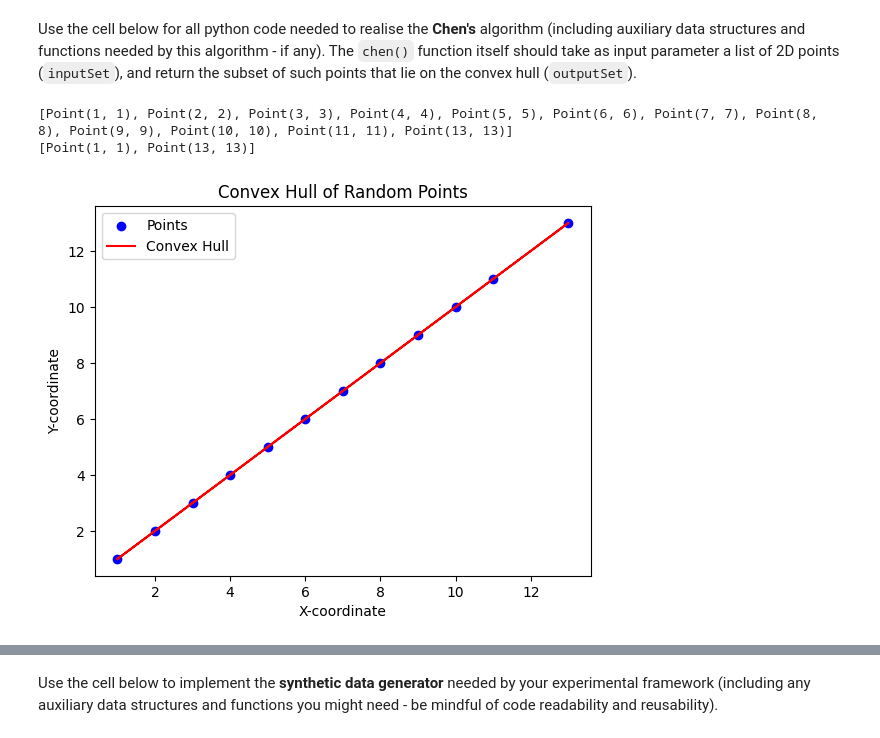
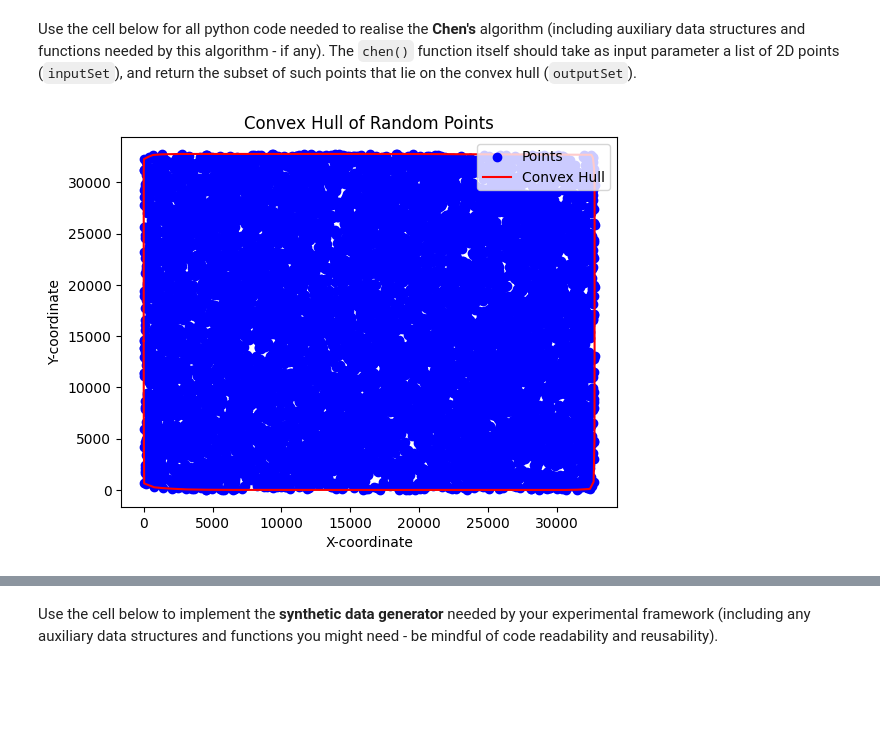
Before and after one commit to levon-d/convex-hull-algorithms, a Jupyter notebook: grp-XXX-0005code.ipynb, the cells around one changed output, grey strips where cells are left out. Drawn from its saved outputs; the diff is of its cells as text; code cells hidden in the pictures; blank space fills up the shorter version.

```diff
--- a/grp-XXX-0005code.ipynb
+++ b/grp-XXX-0005code.ipynb
@@ -183,9 +145,6 @@ def graham_scan(inputSet):
     P0 = find_leftmost_point(unique_points)
 
     # Step 3: Sort the points by the polar angle with P
-    for point in unique_points:
-        if polar_angle(P0, point) == 0:
-            print(point)
 
     sorted_points = sorted(unique_points, key=lambda p: (polar_angle(P0, p), distance(P0, p)))
 
@@ -221,9 +180,9 @@ def plot_convex_hull(points, hull):
     plt.show()
 
 # Example usage
-num_points = 700000
+num_points = 1000000
 range_x, range_y = 32767, 32767
 points = generate_random_points(num_points, range_x, range_y)
 hull = graham_scan(points)
-print(hull)
-plot_convex_hull(points, hull)
+# print(hull)
+# plot_convex_hull(points, hull)
@@ -320,48 +276,49 @@ def chen(inputSet):
 
     inputSet = list(set(inputSet))
 
-    m = 3
-    t = 1
+    if len(inputSet) < 3:
+        return list(inputSet)
+
+    # obtained from working backwards from m
+    t = round(math.log(math.log(len(inputSet), 2), 2) - 1)
 
     while True:
+
         outputSet = []
         m = min(2 ** (2**t), len(inputSet))
         subsets = []
 
         for i in range(0, len(inputSet), m):
             subsets.append(inputSet[i:m+i])
 
         subhulls = []
         for subset in subsets:
             subhulls.append(graham_scan(subset))
 
         leftmost_subhull_index = find_leftmost_in_subhulls(subhulls)
         on_hull = (leftmost_subhull_index, 0)
         outputSet.append(subhulls[on_hull[0]][on_hull[1]])
 
         for i in range(m):
             (subhull_index, point_index) = find_next_point(subhulls, on_hull[0], on_hull[1])
             on_hull = (subhull_index, point_index)
             if subhulls[subhull_index][point_index] == outputSet[0]:
                 return outputSet
             outputSet.append(subhulls[subhull_index][point_index])
 
         t+=1
 
 
-
-num_points = 100000
+num_points = 10000
 range_x, range_y = 32767, 32767
-# points = generate_random_points(num_points, range_x, range_y)
-points = [Point(1,1), Point(2,2), Point(3,3), Point(4,4), Point(5,5), Point(6,6), Point(7,7), Point(8,8), Point(9,9), Point(10,10), Point(11,11), Point(13,13)]
-print(points)
+points = generate_random_points(num_points, range_x, range_y)
+# points = [Point(1,1), Point(2,2), Point(3,3), Point(4,4), Point(5,5), Point(6,6), Point(7,7), Point(8,8), Point(9,9), Point(10,10), Point(11,11), Point(13,13)]
+# print(points)
 hull = chen(points)
-print(hull)
+# print(hull)
 plot_convex_hull(points, hull)
 # %% [output]
-[Point(1, 1), Point(2, 2), Point(3, 3), Point(4, 4), Point(5, 5), Point(6, 6), Point(7, 7), Point(8, 8), Point(9, 9), Point(10, 10), Point(11, 11), Point(13, 13)]
-[Point(1, 1), Point(13, 13)]
-[figure, old version]
+[figure, new version]
 # %%
 # plot_convex_hull([Point(92.99303926481916, 99.73010412712048), Point(72.92537271767924, 27.705719425672747), Point(87.90551859812643, 4.593100360749358), Point(92.99303926481916, 99.73010412712048)], [])
 # points = [Point(92.99303926481916, 99.73010412712048), Point(72.92537271767924, 27.705719425672747), Point(87.90551859812643, 4.593100360749358), Point(92.99303926481916, 99.73010412712048)]
```
Also changed, not shown: parts of 5 cells of this notebook.
